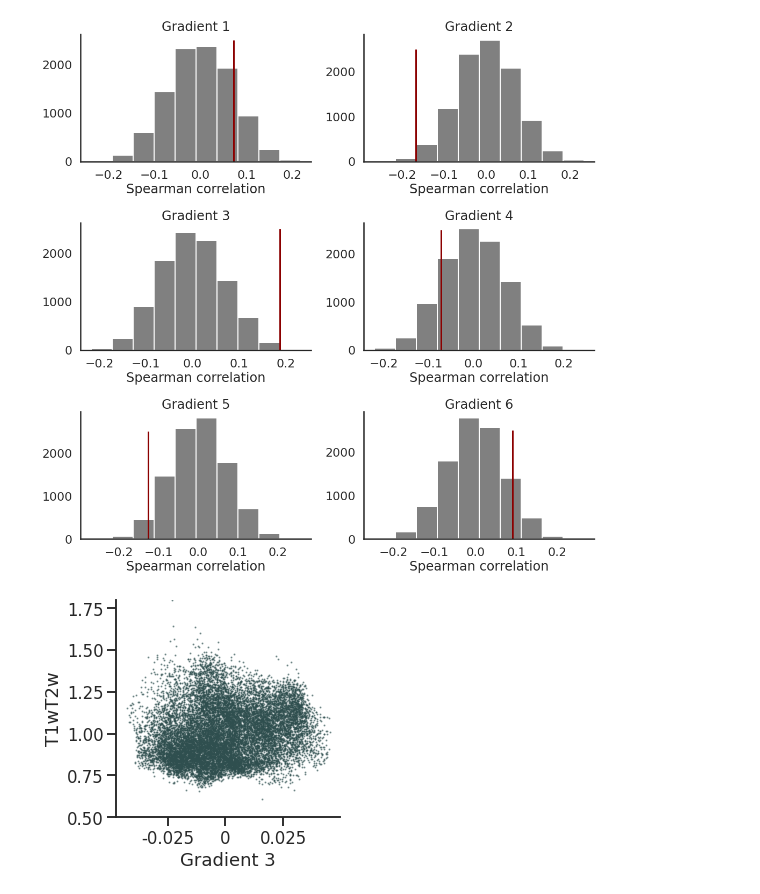
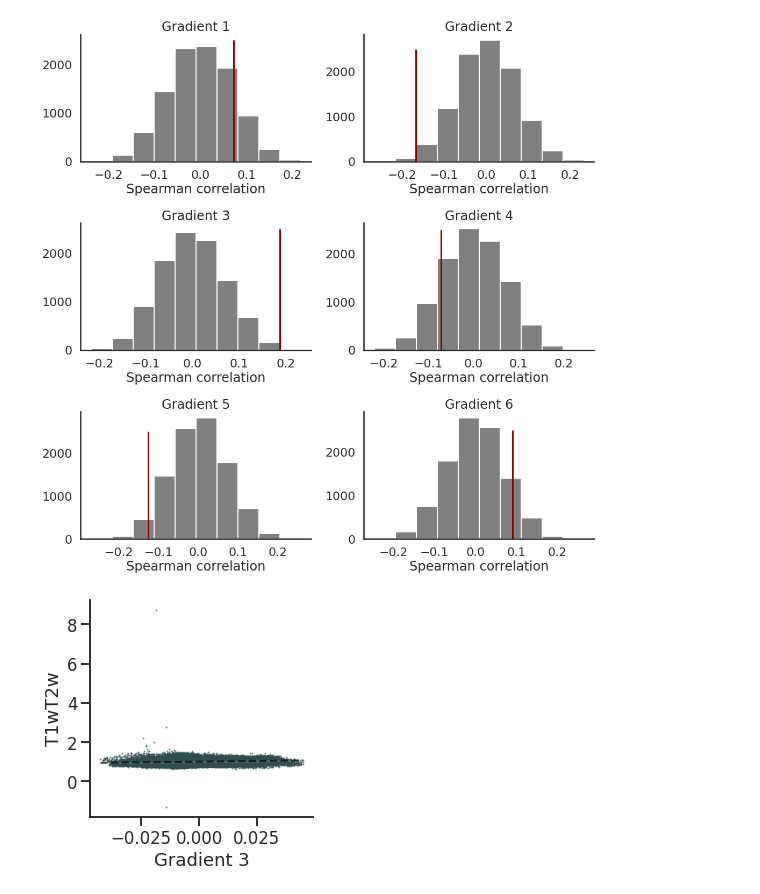
Before and after one commit to juhuntenburg/mouse_gradients, a Jupyter notebook: 10_T1w_T2w.ipynb, the cells around one changed output. Cells and saved outputs as stored; diff of their text form; code cells hidden in the pictures.

```diff
--- a/10_T1w_T2w.ipynb
+++ b/10_T1w_T2w.ipynb
@@ -203,23 +203,23 @@ Gradient 6: Spearman r=0.09, p=1.1705
 # %%
 sns.set_style('ticks')
 sns.set_context('talk')
 c = 'darkslategray'
 #c=(0.25999463887892144, 0.07005385560386188, 0.24308218808684579)
 #c=(0.24688226237959, 0.06905363944920445, 0.31786993834254956)
 
 fig = plt.figure(figsize=(4, 4))
 sns.regplot(gradients[:,2], t1wt2w.squeeze(),
             line_kws={'color':'black', 'linewidth':2,
                       'linestyle':'--', 'alpha':0.7},
             scatter_kws={'alpha':0.5, 's':1, 'color':c},
             truncate=True,
-           fit_reg=False)
-plt.xticks([-0.025, 0, 0.025], [-0.025, 0, 0.025])
+           fit_reg=True)
+#plt.xticks([-0.025, 0, 0.025], [-0.025, 0, 0.025])
 #plt.yticks([1000, 3000, 5000, 7000], [1, 3, 5, 7])
-plt.ylim([0.5,1.8])
+#plt.ylim([0.5,1.8])
 plt.xlabel('Gradient 3')
 plt.ylabel('T1wT2w')
 sns.despine()
 plt.savefig('/home/julia/Documents/projects/mouse_gradients/scatter_t1wt2w_g3.png')
 # %% [output]
-[figure, old version]
+[figure, new version]
```
Also changed, not shown: 3 other files.
